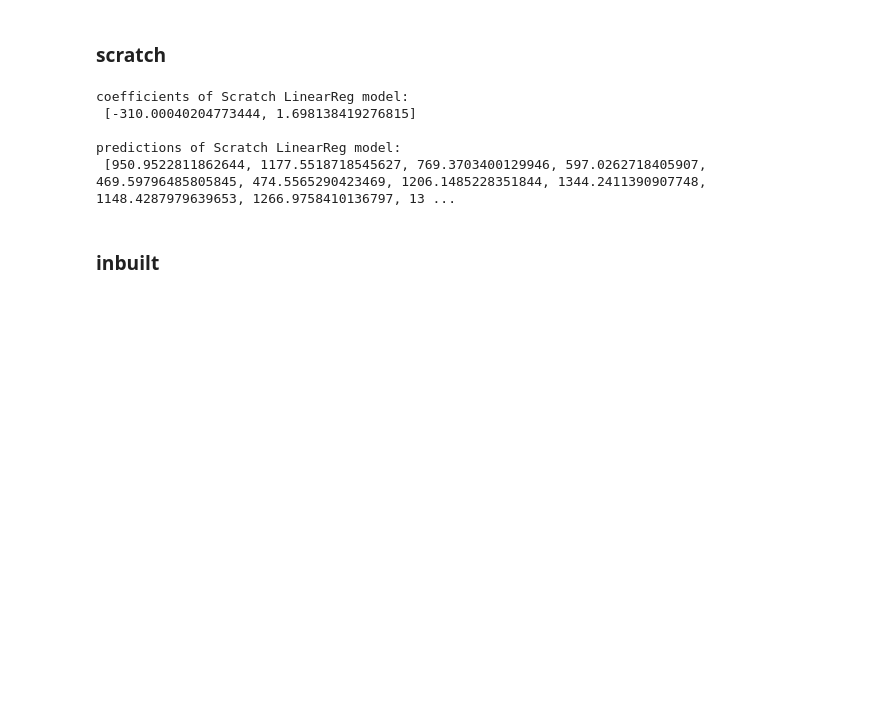
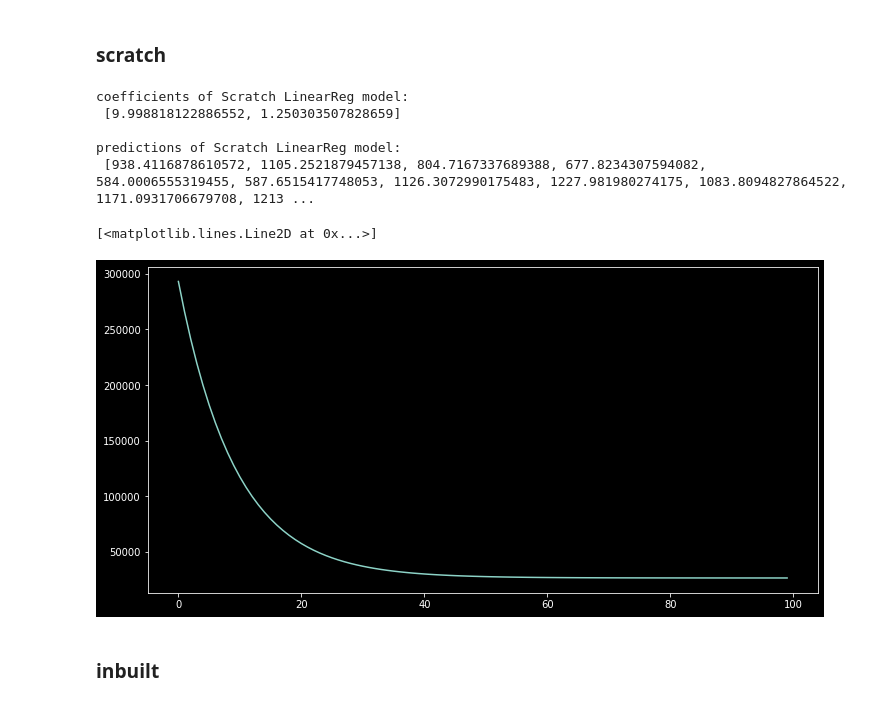
Before and after one commit to KhushiBhambri/Python-Statistics, a Jupyter notebook: Lab 4/Lab4-PY.ipynb, the cells around one changed output. Drawn from its saved outputs; the diff is of its cells as text; code cells hidden in the pictures; blank space fills up the shorter version.

```diff
--- a/Lab 4/Lab4-PY.ipynb
+++ b/Lab 4/Lab4-PY.ipynb
@@ -84,16 +97,22 @@ y_test.reset_index(drop=True,inplace=True)
 # %% [markdown]
 ### scratch
 # %%
-Ypred=LinRegression(x_train, y_train, x_test, y_test, inbuilt=0,coeff=[-310,2])
+Ypred=LinRegression(x_train, y_train, x_test, y_test, inbuilt=0,coeff=[10,2])
 print("coefficients of Scratch LinearReg model: \n",Ypred[0],"\n")
 print("predictions of Scratch LinearReg model: \n",Ypred[1][:20],"\n")
 # print("accuracy of this model is : ")
 # %% [output]
 coefficients of Scratch LinearReg model:
- [-310.00040204773444, 1.698138419276815]
+ [9.998818122886552, 1.250303507828659]
 
 predictions of Scratch LinearReg model:
- [950.9522811862644, 1177.5518718545627, 769.3703400129946, 597.0262718405907, 469.59796485805845, 474.5565290423469, 1206.1485228351844, 1344.2411390907748, 1148.4287979639653, 1266.9758410136797, 13 ...
+ [938.4116878610572, 1105.2521879457138, 804.7167337689388, 677.8234307594082, 584.0006555319455, 587.6515417748053, 1126.3072990175483, 1227.981980274175, 1083.8094827864522, 1171.0931706679708, 1213 ...
+# %%
+#cost function plot
+plt.plot(Ypred[2])
+# %% [output]
+[<matplotlib.lines.Line2D at 0x...>]
+[figure, added]
 # %% [markdown]
 ### inbuilt
 # %%
```
Also changed, not shown: parts of 8 cells of this notebook, 1 other file.
